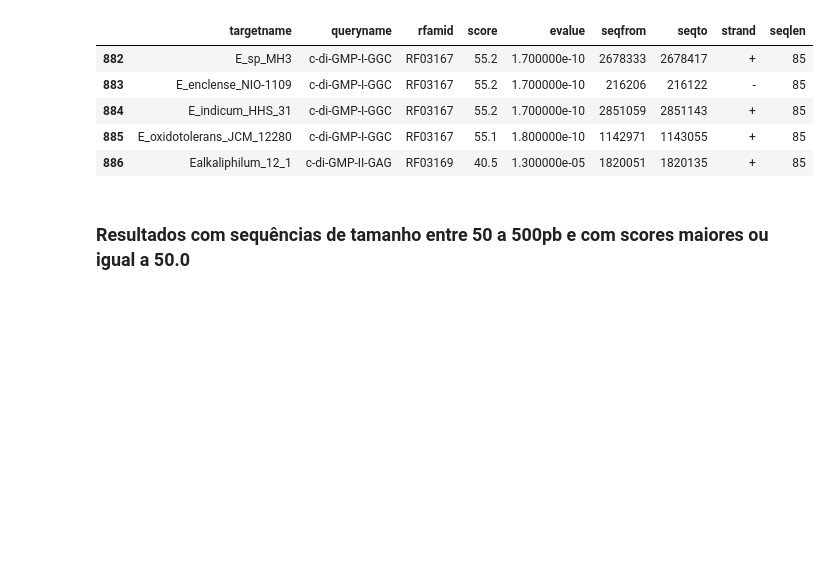
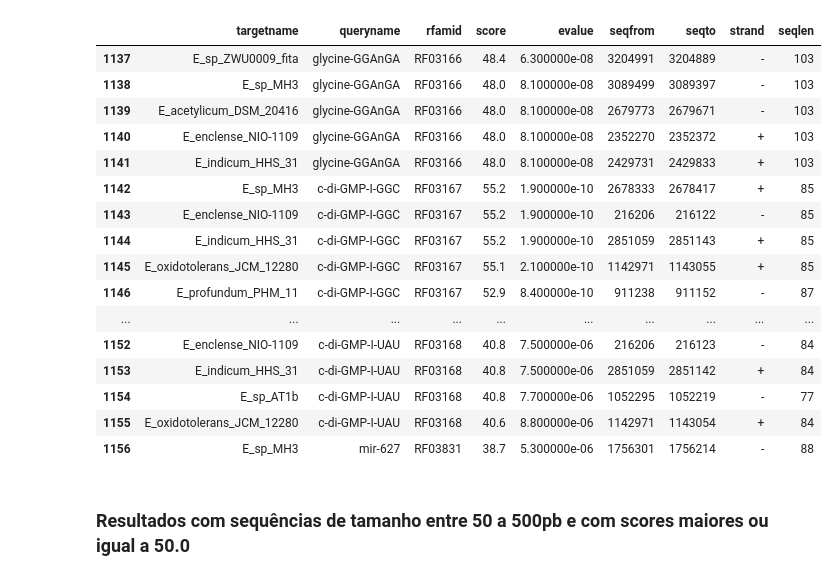
Before and after one commit to linocesar/data-infernal-result, a Jupyter notebook: notebook/infernal.ipynb, the cells around one changed output. Cells and saved outputs as stored; diff of their text form; code cells hidden in the pictures; blank space fills up the shorter version.

```diff
--- a/notebook/infernal.ipynb
+++ b/notebook/infernal.ipynb
@@ -16,7 +16,7 @@ def getFilter(threshould: str):
         #Resultados do cmsearch com os parâmetros: rfam e cut_ga
         return 'result-cutga.tab'
 # %%
-filtro = "cut_ga"
+filtro = "evalue"
 filename = path + getFilter(filtro)
 # %%
 dados = pd.read_csv(filename, delimiter=r"\s+", names=colunas, header=None)
@@ -83,12 +112,23 @@ Número de sRNA preditas: 887
 # %%
-dados.tail()
+dados.tail(20)
 # %% [output]
 |  | targetname | queryname | rfamid | score | evalue | seqfrom | seqto | strand | seqlen |
-| 882 | E_sp_MH3 | c-di-GMP-I-GGC | RF03167 | 55.2 | 1.700000e-10 | 2678333 | 2678417 | + | 85 |
-| 883 | E_enclense_NIO-1109 | c-di-GMP-I-GGC | RF03167 | 55.2 | 1.700000e-10 | 216206 | 216122 | - | 85 |
-| 884 | E_indicum_HHS_31 | c-di-GMP-I-GGC | RF03167 | 55.2 | 1.700000e-10 | 2851059 | 2851143 | + | 85 |
-| 885 | E_oxidotolerans_JCM_12280 | c-di-GMP-I-GGC | RF03167 | 55.1 | 1.800000e-10 | 1142971 | 1143055 | + | 85 |
-| 886 | Ealkaliphilum_12_1 | c-di-GMP-II-GAG | RF03169 | 40.5 | 1.300000e-05 | 1820051 | 1820135 | + | 85 |
+| 1137 | E_sp_ZWU0009_fita | glycine-GGAnGA | RF03166 | 48.4 | 6.300000e-08 | 3204991 | 3204889 | - | 103 |
+| 1138 | E_sp_MH3 | glycine-GGAnGA | RF03166 | 48.0 | 8.100000e-08 | 3089499 | 3089397 | - | 103 |
+| 1139 | E_acetylicum_DSM_20416 | glycine-GGAnGA | RF03166 | 48.0 | 8.100000e-08 | 2679773 | 2679671 | - | 103 |
+| 1140 | E_enclense_NIO-1109 | glycine-GGAnGA | RF03166 | 48.0 | 8.100000e-08 | 2352270 | 2352372 | + | 103 |
+| 1141 | E_indicum_HHS_31 | glycine-GGAnGA | RF03166 | 48.0 | 8.100000e-08 | 2429731 | 2429833 | + | 103 |
+| 1142 | E_sp_MH3 | c-di-GMP-I-GGC | RF03167 | 55.2 | 1.900000e-10 | 2678333 | 2678417 | + | 85 |
+| 1143 | E_enclense_NIO-1109 | c-di-GMP-I-GGC | RF03167 | 55.2 | 1.900000e-10 | 216206 | 216122 | - | 85 |
+| 1144 | E_indicum_HHS_31 | c-di-GMP-I-GGC | RF03167 | 55.2 | 1.900000e-10 | 2851059 | 2851143 | + | 85 |
+| 1145 | E_oxidotolerans_JCM_12280 | c-di-GMP-I-GGC | RF03167 | 55.1 | 2.100000e-10 | 1142971 | 1143055 | + | 85 |
+| 1146 | E_profundum_PHM_11 | c-di-GMP-I-GGC | RF03167 | 52.9 | 8.400000e-10 | 911238 | 911152 | - | 87 |
+| ... | ... | ... | ... | ... | ... | ... | ... | ... | ... |
+| 1152 | E_enclense_NIO-1109 | c-di-GMP-I-UAU | RF03168 | 40.8 | 7.500000e-06 | 216206 | 216123 | - | 84 |
+| 1153 | E_indicum_HHS_31 | c-di-GMP-I-UAU | RF03168 | 40.8 | 7.500000e-06 | 2851059 | 2851142 | + | 84 |
+| 1154 | E_sp_AT1b | c-di-GMP-I-UAU | RF03168 | 40.8 | 7.700000e-06 | 1052295 | 1052219 | - | 77 |
+| 1155 | E_oxidotolerans_JCM_12280 | c-di-GMP-I-UAU | RF03168 | 40.6 | 8.800000e-06 | 1142971 | 1143054 | + | 84 |
+| 1156 | E_sp_MH3 | mir-627 | RF03831 | 38.7 | 5.300000e-06 | 1756301 | 1756214 | - | 88 |
 # %% [markdown]
 ### Resultados com sequências de tamanho entre 50 a 500pb e com scores maiores ou igual a 50.0
 # %%
```
Also changed, not shown: parts of 28 cells of this notebook.
